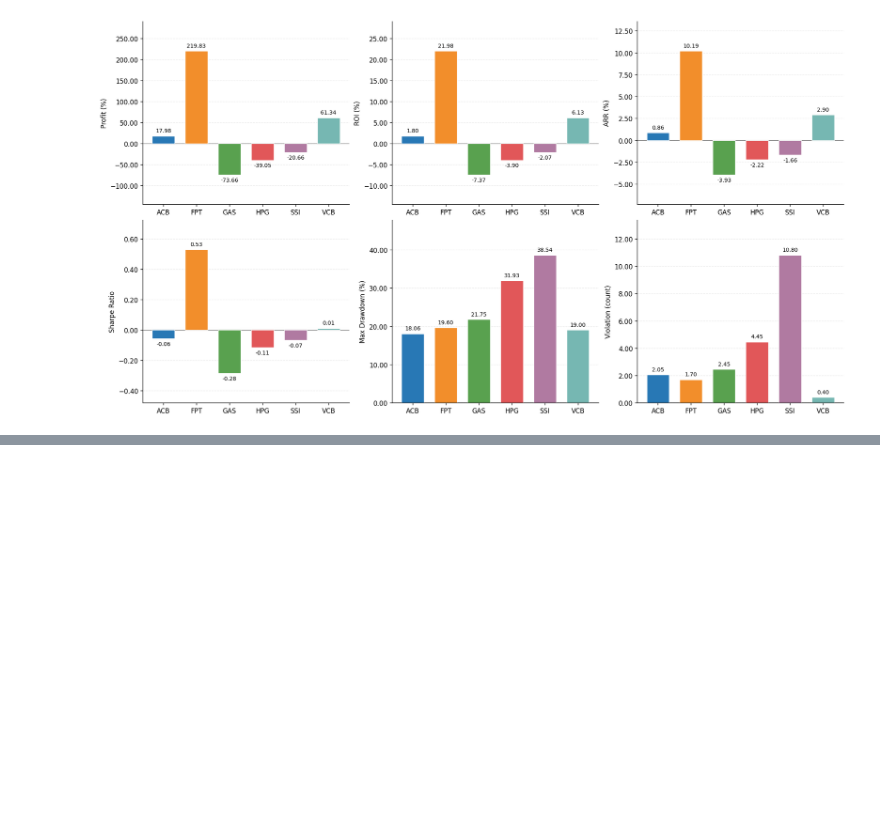
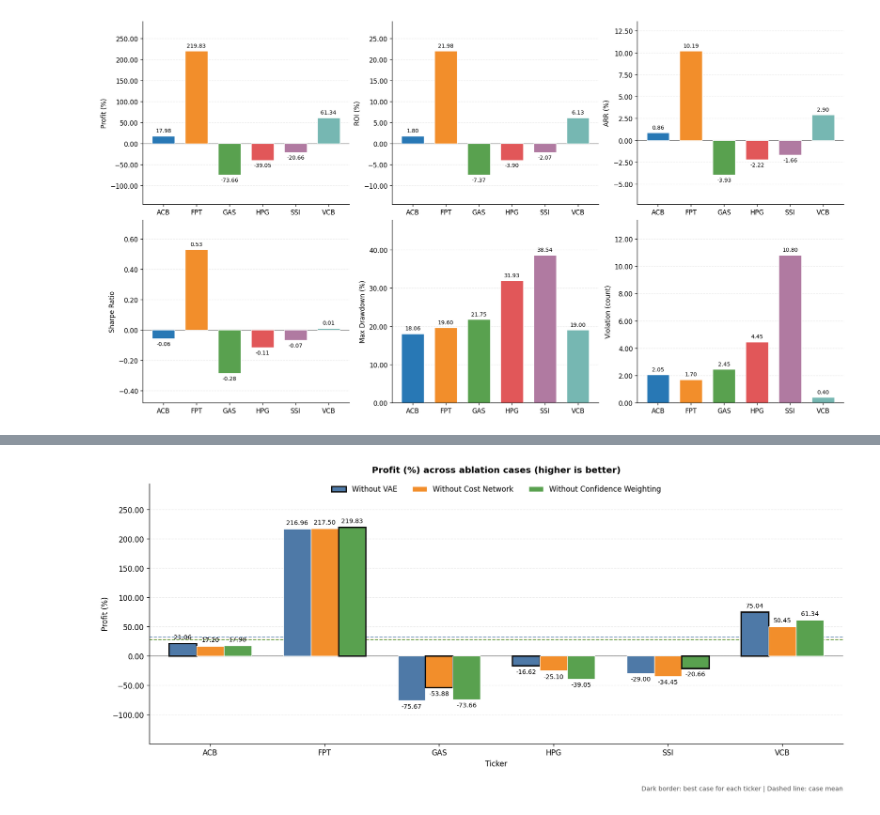
Before and after one commit to kohi-vip/SARSA_FinancialRL, a Jupyter notebook: application/JOURNAL_2026/ablation_study_graph.ipynb, the cells around one changed output, grey strips where cells are left out. Cells and saved outputs as stored; diff of their text form; code cells hidden in the pictures; blank space fills up the shorter version.

```diff
--- a/application/JOURNAL_2026/ablation_study_graph.ipynb
+++ b/application/JOURNAL_2026/ablation_study_graph.ipynb
@@ -201,0 +206,88 @@ plot_ablation_case('without_confident_weighting')
+# %%
+# Mỗi metric tạo một hình: 6 ticker x 3 ablation case.
+CASE_COLORS = {
+    'without_vae': '#4E79A7',
+    'without_cost_network': '#F28E2B',
+    'without_confident_weighting': '#59A14F',
+}
+
+# Với Profit/ROI/ARR/Sharpe: lớn hơn là tốt hơn.
+# Với Max Drawdown/Violation: nhỏ hơn là tốt hơn.
+LOWER_IS_BETTER = {'test_max_drawdown_mean', 'test_violations_mean'}
+
+
+def plot_metric_across_cases(column, label):
+    comparison = (
+        ablation_results
+        .drop_duplicates(['_ticker', '_case'], keep='last')
+        .pivot(index='_ticker', columns='_case', values=column)
+        .reindex(index=TICKERS, columns=CASES)
+        .apply(pd.to_numeric, errors='coerce')
+    )
+
+    if comparison.isna().all(axis=None):
+        raise ValueError(f'Metric {column} không có dữ liệu hợp lệ.')
+
+    fig, ax = plt.subplots(figsize=(14, 6.2), constrained_layout=True)
+    x = np.arange(len(TICKERS), dtype=float)
+    width = 0.24
+    offsets = (np.arange(len(CASES)) - (len(CASES) - 1) / 2) * width
+
+    values_matrix = comparison.to_numpy(dtype=float)
+    best_values = (
+        np.nanmin(values_matrix, axis=1)
+        if column in LOWER_IS_BETTER
+        else np.nanmax(values_matrix, axis=1)
+    )
+
+    for offset, case in zip(offsets, CASES):
+        values = comparison[case].to_numpy(dtype=float)
+        bars = ax.bar(
+            x + offset,
+            values,
+            width=width,
+            label=CASE_LABELS[case],
+            color=CASE_COLORS[case],
+            edgecolor=['#111111' if np.isclose(value, best, equal_nan=False) else 'white'
+                       for value, best in zip(values, best_values)],
+            linewidth=[1.8 if np.isclose(value, best, equal_nan=False) else 0.8
+                       for value, best in zip(values, best_values)],
+            zorder=3,
+        )
+        for bar, value in zip(bars, values):
+            annotate_bar(ax, bar, value)
+
+        # Đường nét đứt biểu diễn trung bình trên 6 ticker của case.
+        case_mean = np.nanmean(values)
+        ax.axhline(
+            case_mean, color=CASE_COLORS[case], linestyle='--',
+            linewidth=1.15, alpha=0.75, zorder=2,
+        )
+
+    direction = 'lower is better' if column in LOWER_IS_BETTER else 'higher is better'
+    ax.set_title(f'{label} across ablation cases ({direction})', pad=15, weight='bold')
+    ax.set_xlabel('Ticker')
+    ax.set_ylabel(label)
+    ax.set_xticks(x, TICKERS)
+    ax.axhline(0, color='#555555', linewidth=0.8, zorder=2)
+    ax.grid(axis='y', linestyle='--', alpha=0.25, zorder=0)
+    ax.yaxis.set_major_formatter(mticker.StrMethodFormatter('{x:,.2f}'))
+    ax.margins(x=0.03, y=0.25)
+    ax.legend(
+        loc='upper center', bbox_to_anchor=(0.5, 1.02), ncol=len(CASES),
+        frameon=False,
+    )
+    ax.text(
+        1.0, -0.16,
+        'Dark border: best case for each ticker | Dashed line: case mean',
+        transform=ax.transAxes, ha='right', va='top', fontsize=8.5, color='#555555',
+    )
+
+    plt.show()
+    plt.close(fig)
+
+
+for metric_column, metric_label in METRICS:
+    plot_metric_across_cases(metric_column, metric_label)
+# %% [output]
+[figure, added]
```
Also changed, not shown: parts of 5 cells of this notebook, 24 other files.
